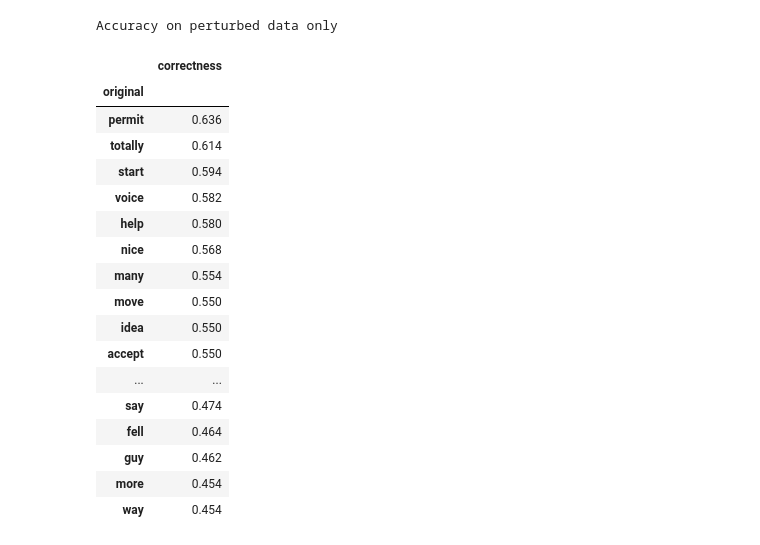
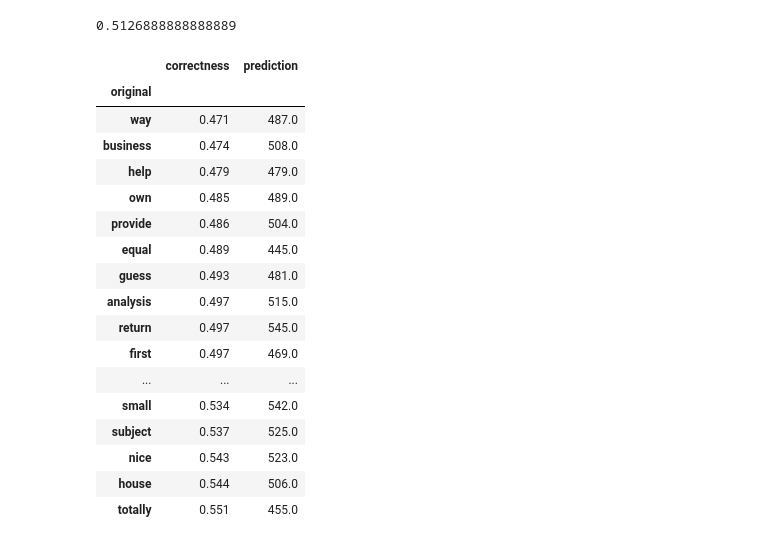
Before and after one commit to johntzwei/haveibeentrainedon, a Jupyter notebook: propagations/calculate_propagation_rates.ipynb, the cells around one changed output. Saved outputs shown, nothing was run; the diff lists cells and outputs as text; code cells hidden in the pictures.

```diff
--- a/propagations/calculate_propagation_rates.ipynb
+++ b/propagations/calculate_propagation_rates.ipynb
@@ -101,23 +84,29 @@ df.head(1)
-# %%
-print('Accuracy on perturbed data only')
-df[df.label == False][['original','correctness']].groupby(['original']).mean().sort_values('correctness', ascending=False)
-# %% [output]
-Accuracy on perturbed data only
-|  | correctness |
-| original |  |
-| permit | 0.636 |
-| totally | 0.614 |
-| start | 0.594 |
-| voice | 0.582 |
-| help | 0.580 |
-| nice | 0.568 |
-| many | 0.554 |
-| move | 0.550 |
-| idea | 0.550 |
-| accept | 0.550 |
-| ... | ... |
-| say | 0.474 |
-| fell | 0.464 |
-| guy | 0.462 |
-| more | 0.454 |
-| way | 0.454 |
+# %%
+df['correctness'] = df['prediction'] == df['label']
+df['correctness'].mean()
+# %% [output]
+0.5126888888888889
+# %%
+# what happened to the other half of the distribution?
+df[['original', 'correctness']].groupby('original').mean().sort_values('correctness').join(
+    df[['original', 'prediction']].groupby('original').mean() * 1000
+)
+# %% [output]
+|  | correctness | prediction |
+| original |  |  |
+| way | 0.471 | 487.0 |
+| business | 0.474 | 508.0 |
+| help | 0.479 | 479.0 |
+| own | 0.485 | 489.0 |
+| provide | 0.486 | 504.0 |
+| equal | 0.489 | 445.0 |
+| guess | 0.493 | 481.0 |
+| analysis | 0.497 | 515.0 |
+| return | 0.497 | 545.0 |
+| first | 0.497 | 469.0 |
+| ... | ... | ... |
+| small | 0.534 | 542.0 |
+| subject | 0.537 | 525.0 |
+| nice | 0.543 | 523.0 |
+| house | 0.544 | 506.0 |
+| totally | 0.551 | 455.0 |
```
Also changed, not shown: parts of 17 cells of this notebook, 2 other files.
